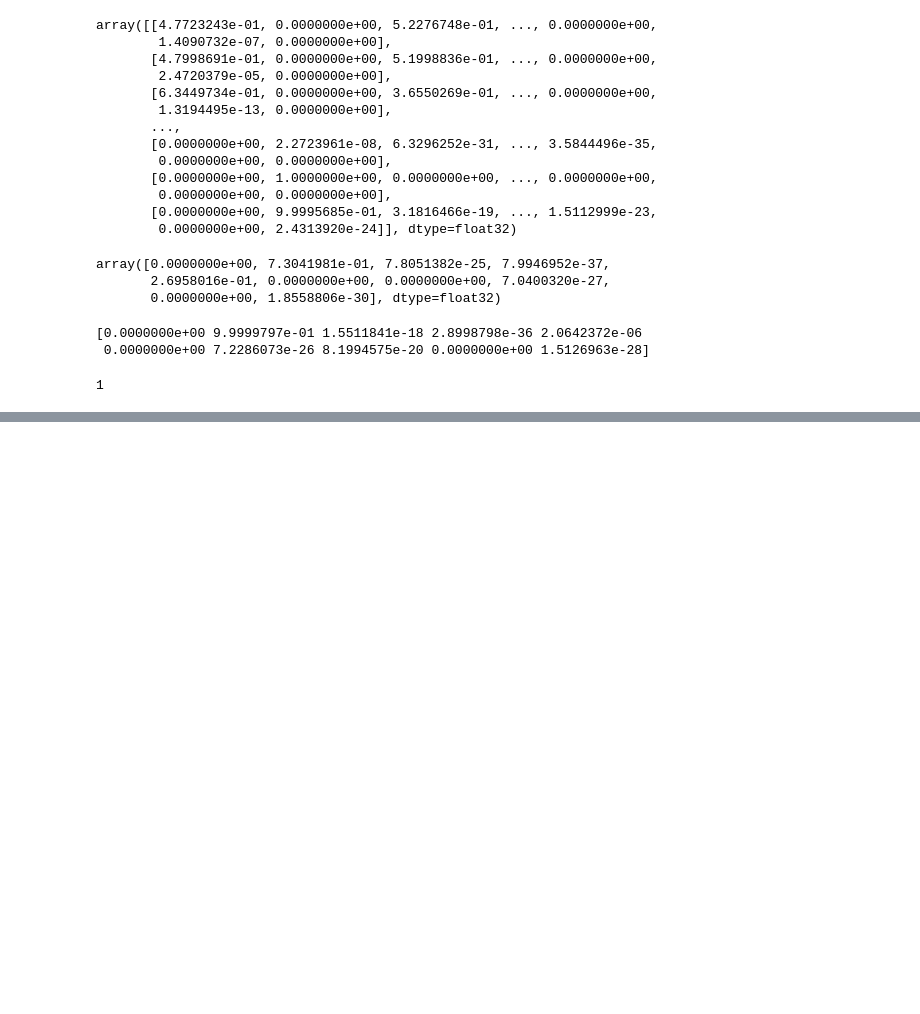
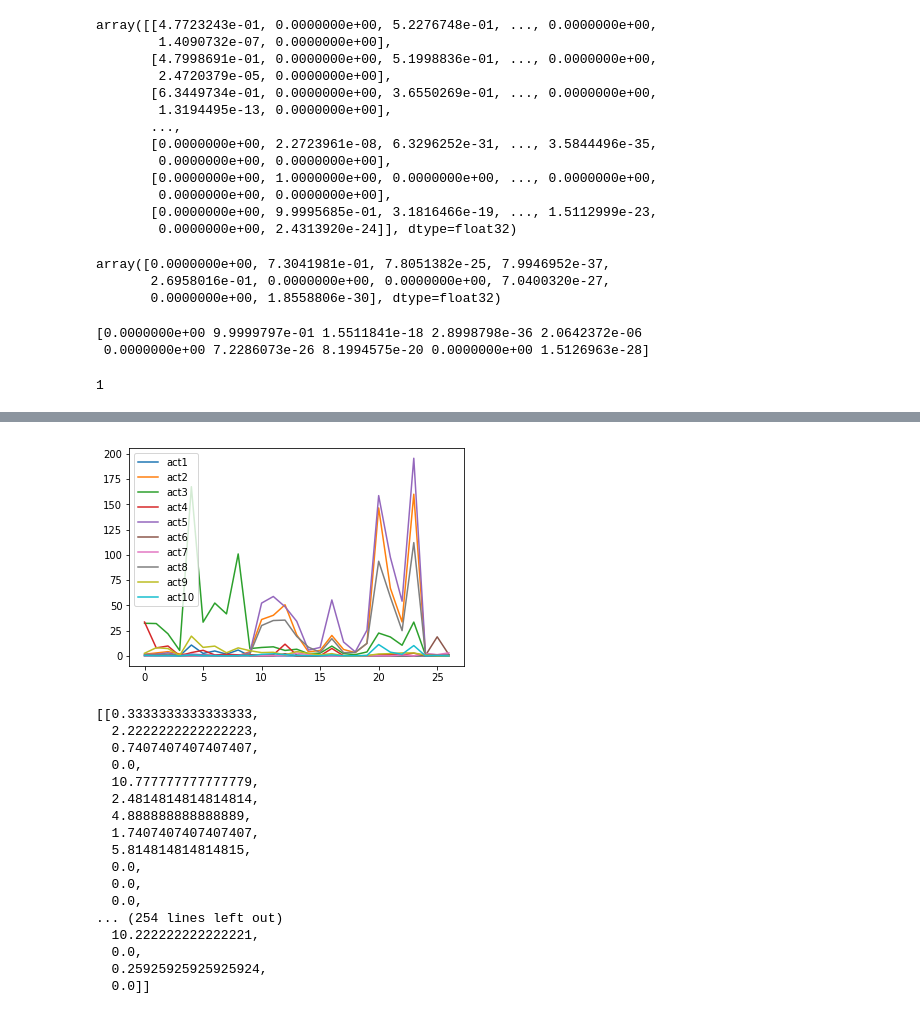
Before and after one commit to Jayzh7/Neural-Network-Classifier, a Jupyter notebook: FCN2.ipynb, the cells around one changed output, grey strips where cells are left out. Saved outputs shown, nothing was run; the diff lists cells and outputs as text; code cells hidden in the pictures; blank space fills up the shorter version.

```diff
--- a/FCN2.ipynb
+++ b/FCN2.ipynb
@@ -342,0 +303,21 @@ print(a[0])
+# %%
+visualize(data, label)
+# %% [output]
+[figure, added]
+[[0.3333333333333333,
+  2.2222222222222223,
+  0.7407407407407407,
+  0.0,
+  10.777777777777779,
+  2.4814814814814814,
+  4.888888888888889,
+  1.7407407407407407,
+  5.814814814814815,
+  0.0,
+  0.0,
+  0.0,
+... (254 lines left out)
+  10.222222222222221,
+  0.0,
+  0.25925925925925924,
+  0.0]]
```
Also changed, not shown: parts of 17 cells of this notebook, 8 other files.
